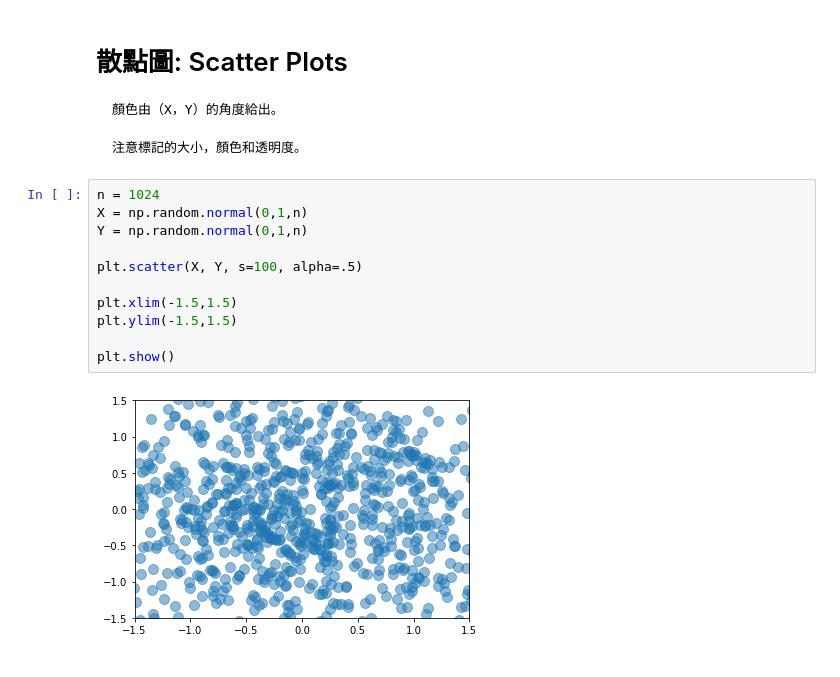
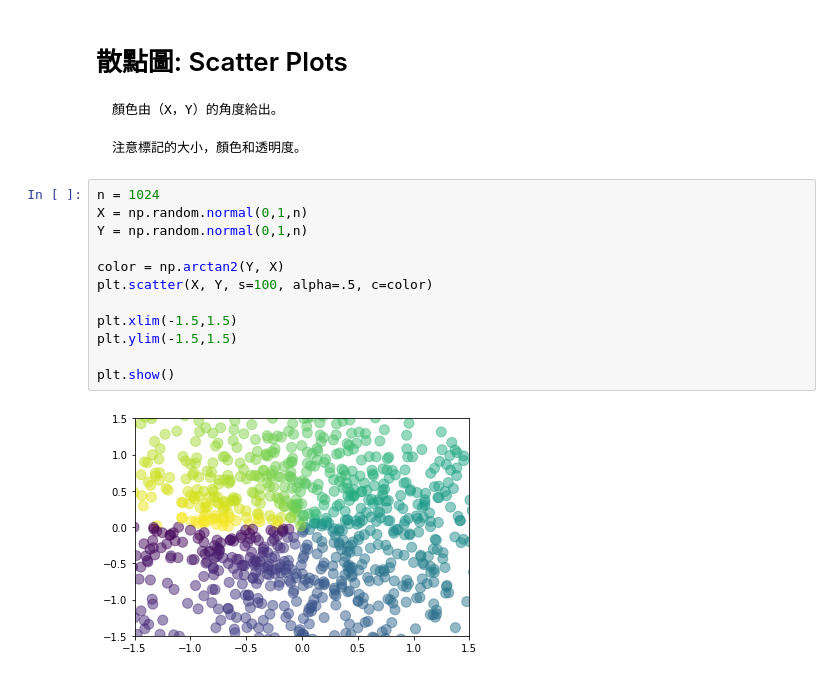
Before and after one commit to wayne82130/ML100Days, a Jupyter notebook: D18HW.ipynb, the cells around one changed output. Drawn from its saved outputs; the diff is of its cells as text.

```diff
--- a/D18HW.ipynb
+++ b/D18HW.ipynb
@@ -49,13 +49,14 @@ plt.savefig('D18HW.png', dpi=300, format="png")
 # %%
 n = 1024
 X = np.random.normal(0,1,n)
 Y = np.random.normal(0,1,n)
 
-plt.scatter(X, Y, s=100, alpha=.5)
+color = np.arctan2(Y, X)
+plt.scatter(X, Y, s=100, alpha=.5, c=color)
 
 plt.xlim(-1.5,1.5)
 plt.ylim(-1.5,1.5)
 
 plt.show()
 # %% [output]
-[figure, old version]
+[figure, new version]
```
